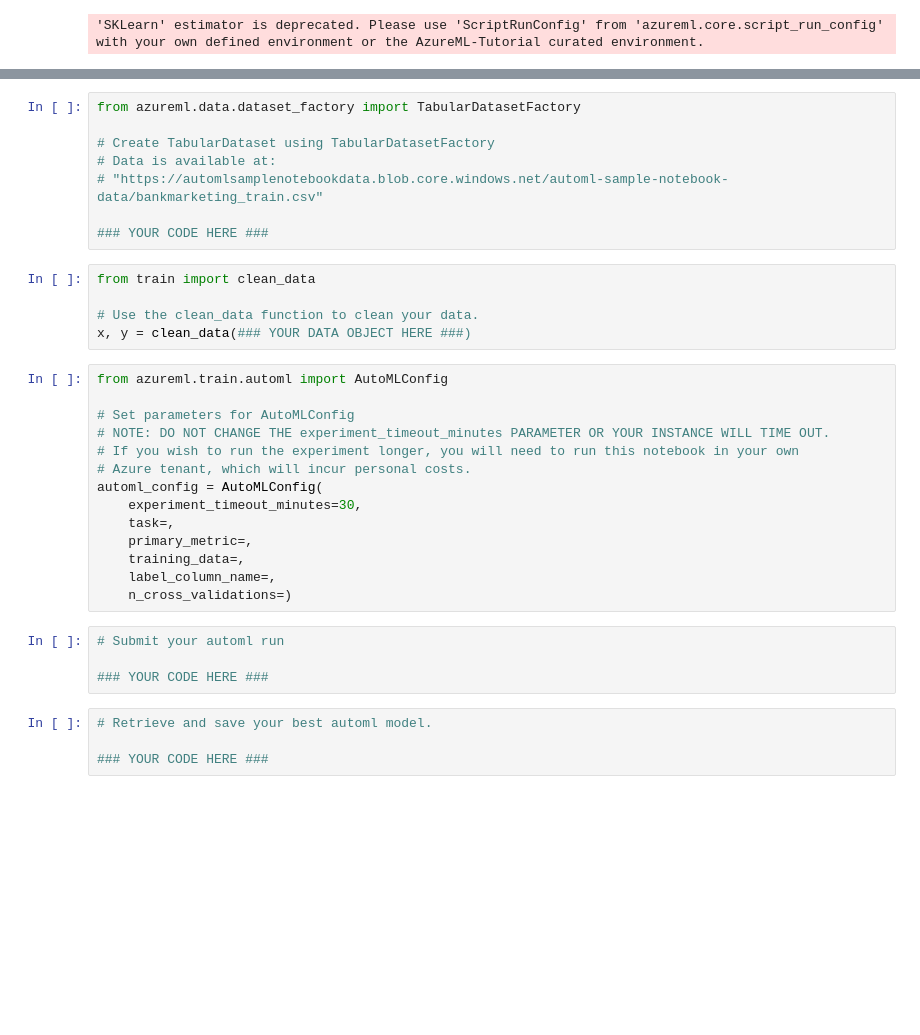
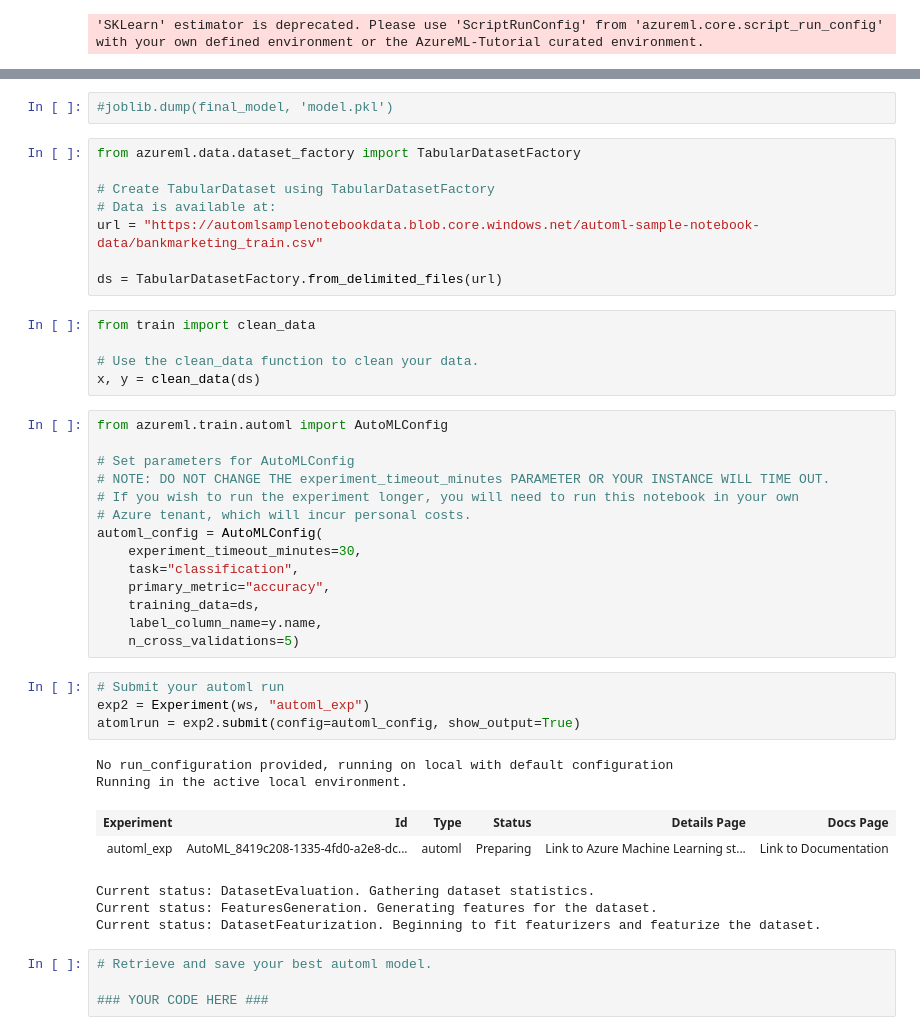
Before and after one commit to arturwa/nd00333_AZMLND_Optimizing_a_Pipeline_in_Azure-Starter_Files, a Jupyter notebook: udacity-project.ipynb, the cells around one changed output, grey strips where cells are left out. Cells and saved outputs as stored; diff of their text form; blank space fills up the shorter version.

Commit message:
chore: add automl config

```diff
--- a/udacity-project.ipynb
+++ b/udacity-project.ipynb
@@ -87,16 +102,18 @@ import joblib
+# %%
+#joblib.dump(final_model, 'model.pkl')
 # %%
 from azureml.data.dataset_factory import TabularDatasetFactory
 
 # Create TabularDataset using TabularDatasetFactory
 # Data is available at:
-# "https://automlsamplenotebookdata.blob.core.windows.net/automl-sample-notebook-data/bankmarketing_train.csv"
+url = "https://automlsamplenotebookdata.blob.core.windows.net/automl-sample-notebook-data/bankmarketing_train.csv"
 
-### YOUR CODE HERE ###
+ds = TabularDatasetFactory.from_delimited_files(url)
 # %%
 from train import clean_data
 
 # Use the clean_data function to clean your data.
-x, y = clean_data(### YOUR DATA OBJECT HERE ###)
+x, y = clean_data(ds)
 # %%
 from azureml.train.automl import AutoMLConfig
 
@@ -106,15 +123,23 @@ from azureml.train.automl import AutoMLConfig
 # Azure tenant, which will incur personal costs.
 automl_config = AutoMLConfig(
     experiment_timeout_minutes=30,
-    task=,
-    primary_metric=,
-    training_data=,
-    label_column_name=,
-    n_cross_validations=)
+    task="classification",
+    primary_metric="accuracy",
+    training_data=ds,
+    label_column_name=y.name,
+    n_cross_validations=5)
-# %%
-# Submit your automl run
-
-### YOUR CODE HERE ###
+# %%
+# Submit your automl run
+exp2 = Experiment(ws, "automl_exp")
+atomlrun = exp2.submit(config=automl_config, show_output=True)
+# %% [output]
+No run_configuration provided, running on local with default configuration
+Running in the active local environment.
+| Experiment | Id | Type | Status | Details Page | Docs Page |
+| automl_exp | AutoML_8419c208-1335-4fd0-a2e8-dc... | automl | Preparing | Link to Azure Machine Learning st... | Link to Documentation |
+Current status: DatasetEvaluation. Gathering dataset statistics.
+Current status: FeaturesGeneration. Generating features for the dataset.
+Current status: DatasetFeaturization. Beginning to fit featurizers and featurize the dataset.
 # %%
 # Retrieve and save your best automl model.
 
```
Also changed, not shown: parts of 4 cells of this notebook.
